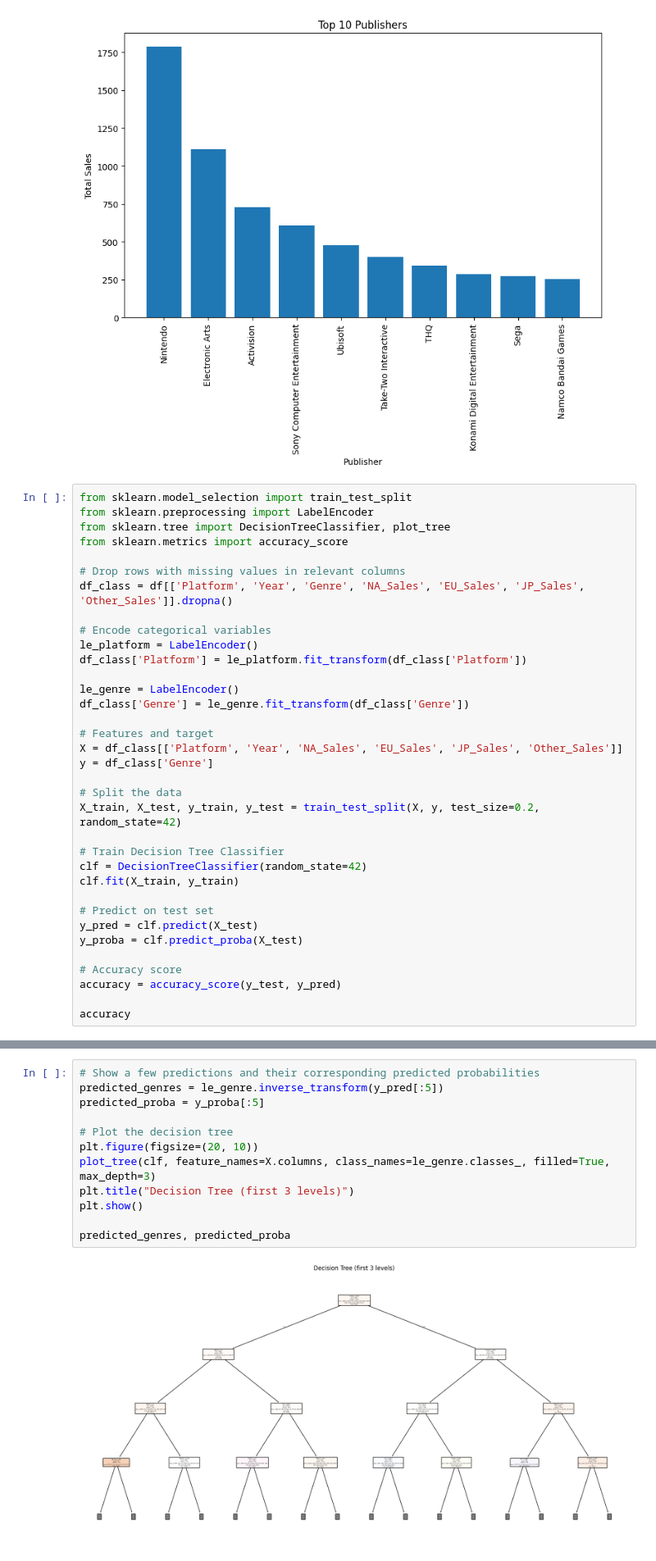
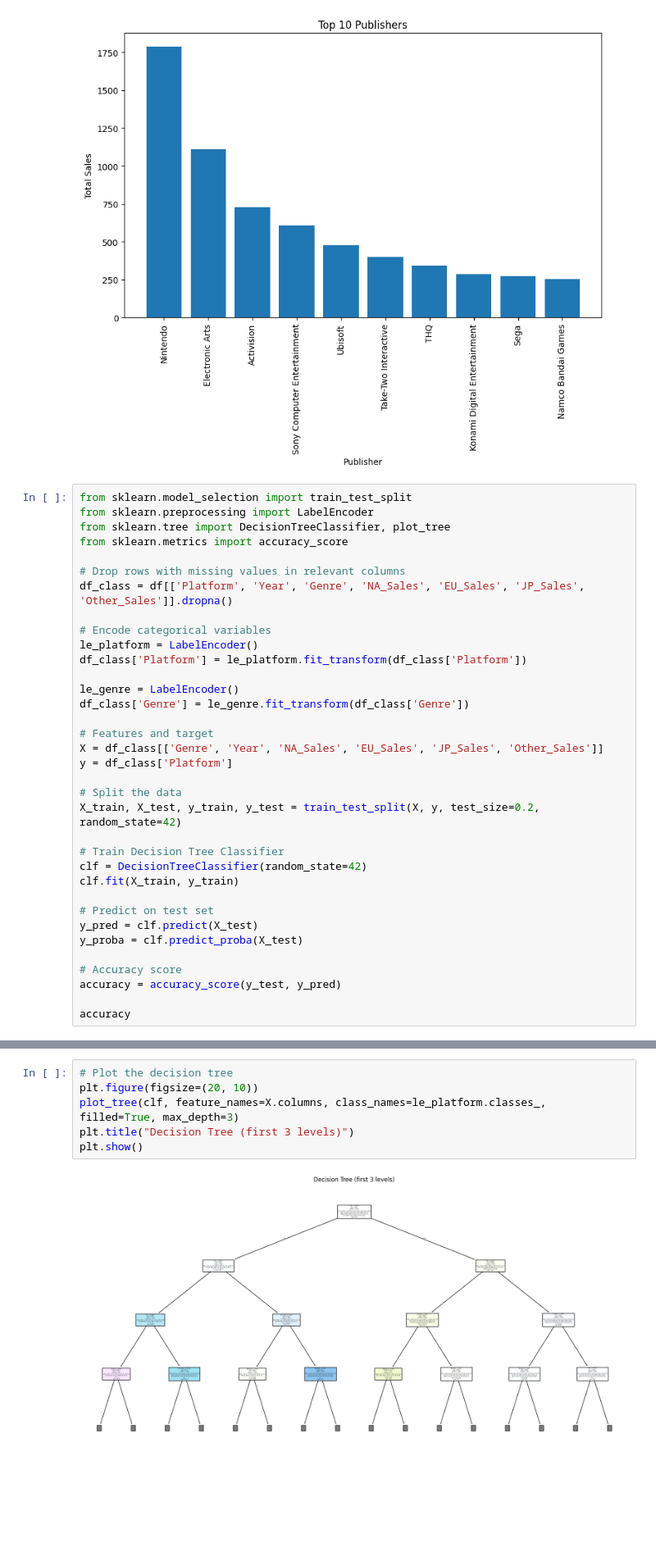
Before and after one commit to Vilars/Data-201, a Jupyter notebook: Project3.ipynb, the cells around one changed output, grey strips where cells are left out. Shown at 82% size. Drawn from its saved outputs; the diff is of its cells as text; blank space fills up the shorter version.

```diff
--- a/Project3.ipynb
+++ b/Project3.ipynb
@@ -159,8 +159,8 @@ le_genre = LabelEncoder()
 df_class['Genre'] = le_genre.fit_transform(df_class['Genre'])
 
 # Features and target
-X = df_class[['Platform', 'Year', 'NA_Sales', 'EU_Sales', 'JP_Sales', 'Other_Sales']]
-y = df_class['Genre']
+X = df_class[['Genre', 'Year', 'NA_Sales', 'EU_Sales', 'JP_Sales', 'Other_Sales']]
+y = df_class['Platform']
 
 # Split the data
 X_train, X_test, y_train, y_test = train_test_split(X, y, test_size=0.2, random_state=42)
@@ -182,14 +200,8 @@ accuracy
 # %%
-# Show a few predictions and their corresponding predicted probabilities
-predicted_genres = le_genre.inverse_transform(y_pred[:5])
-predicted_proba = y_proba[:5]
-
 # Plot the decision tree
 plt.figure(figsize=(20, 10))
-plot_tree(clf, feature_names=X.columns, class_names=le_genre.classes_, filled=True, max_depth=3)
+plot_tree(clf, feature_names=X.columns, class_names=le_platform.classes_, filled=True, max_depth=3)
 plt.title("Decision Tree (first 3 levels)")
 plt.show()
-
-predicted_genres, predicted_proba
 # %% [output]
-[figure, old version]
+[figure, new version]
```
Also changed, not shown: parts of 4 cells of this notebook.
